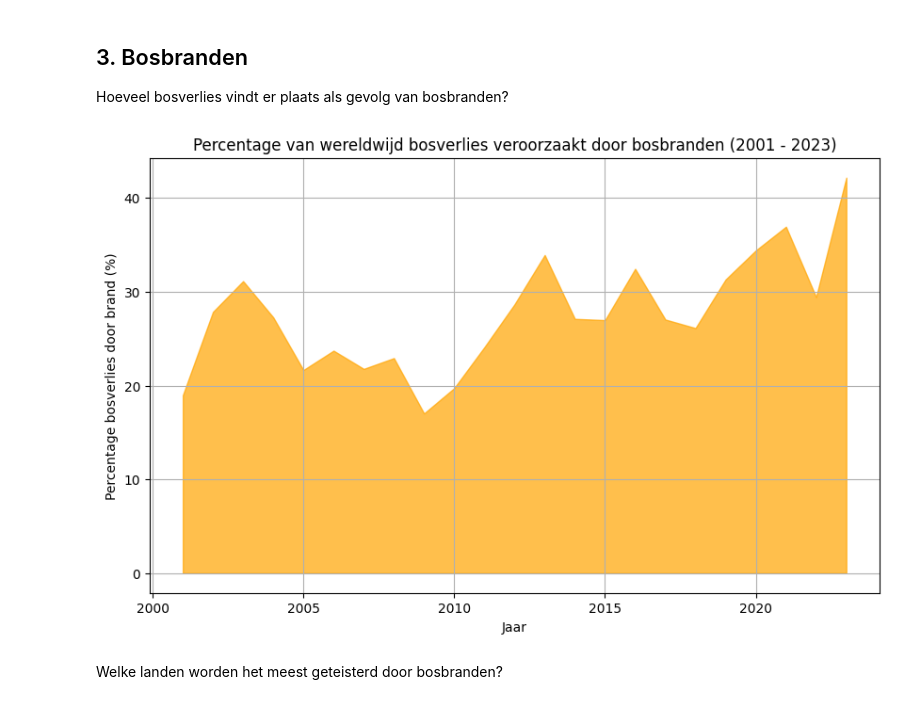
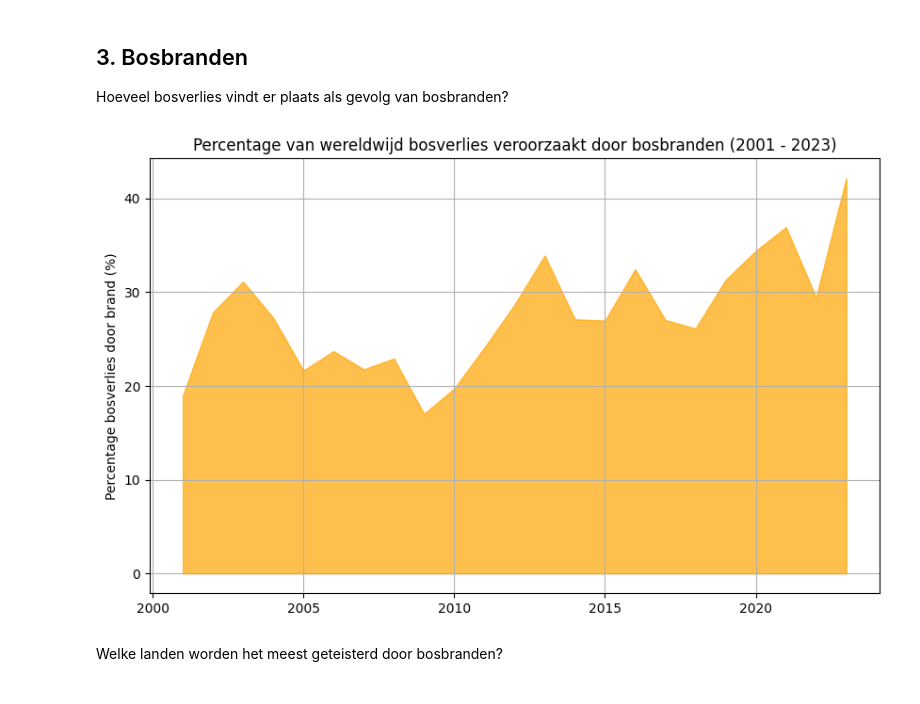
Before and after one commit to gizembrasser/ontbossing-volkskrant, a Jupyter notebook: analysis.ipynb, the cells around one changed output. Saved outputs shown, nothing was run; the diff lists cells and outputs as text; code cells hidden in the pictures.

```diff
--- a/analysis.ipynb
+++ b/analysis.ipynb
@@ -169,21 +175,21 @@ Hoeveel bosverlies vindt er plaats als gevolg van bosbranden?
 # %%
 # Group by year and sum the tree cover loss and loss from fires
 total_loss_by_year = fires.groupby('umd_tree_cover_loss__year')['umd_tree_cover_loss__ha'].sum()
 fire_loss_by_year = fires.groupby('umd_tree_cover_loss__year')['umd_tree_cover_loss_from_fires__ha'].sum()
 
 # Calculate the percentage of loss due to fires
 percentage_fire_loss = (fire_loss_by_year / total_loss_by_year) * 100
 
 # Plot the percentage of tree cover loss due to fires
 plt.figure(figsize=(10, 6))
 plt.fill_between(percentage_fire_loss.index, percentage_fire_loss.values, color='orange', alpha=0.7)
 plt.title('Percentage van wereldwijd bosverlies veroorzaakt door bosbranden (2001 - 2023)')
-plt.xlabel('Jaar')
+plt.xlabel('')
 plt.ylabel('Percentage bosverlies door brand (%)')
 plt.grid(True)
 plt.show()
 # %% [output]
-[figure, old version]
+[figure, new version]
 # %% [markdown]
 Welke landen worden het meest geteisterd door bosbranden?
 # %%
```
Also changed, not shown: parts of 4 cells of this notebook, 8 other files.
